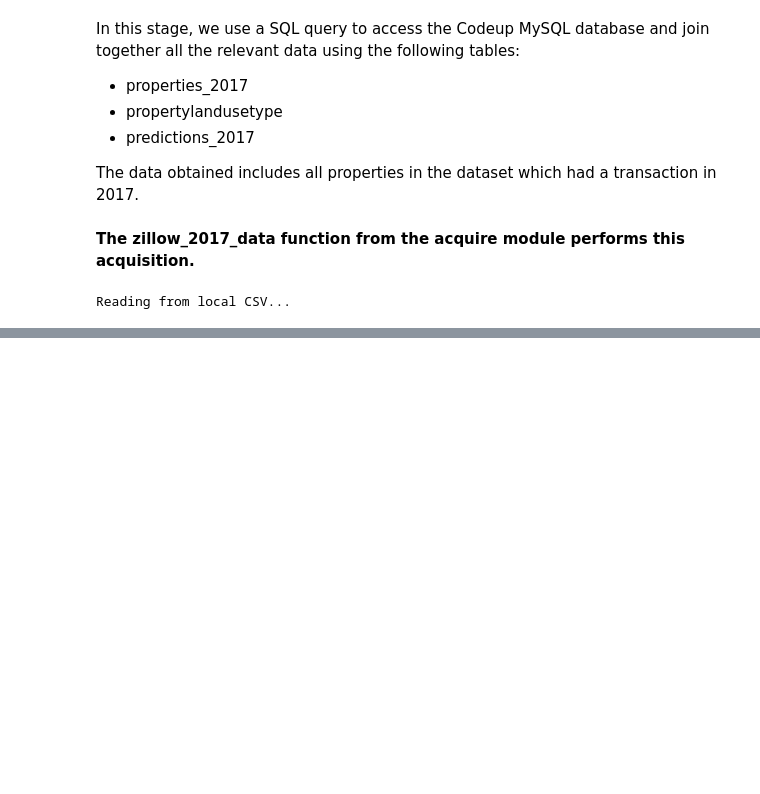
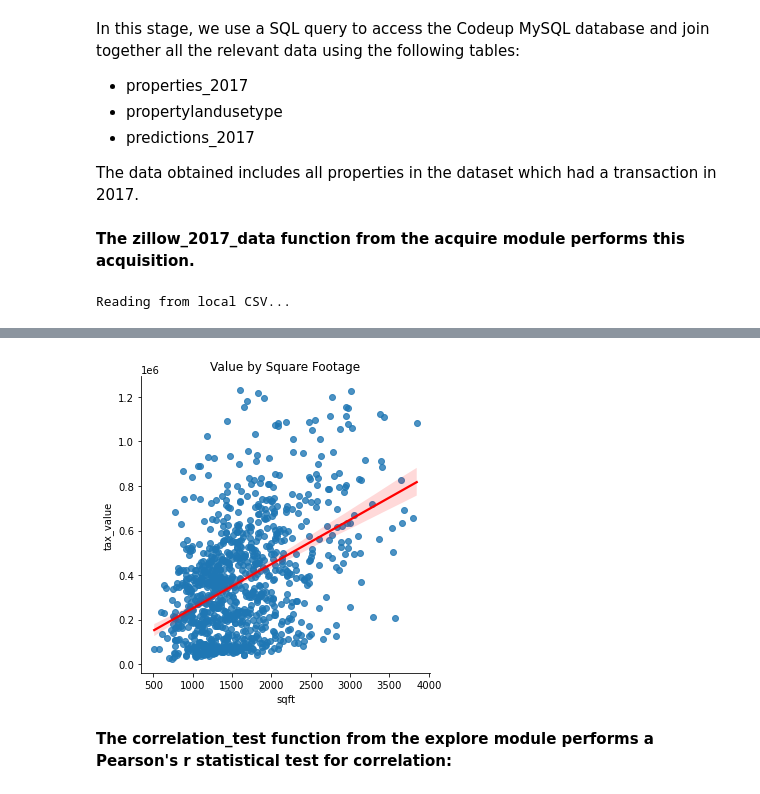
Before and after one commit to dlmitc3/Zillow_Regression_Project, a Jupyter notebook: Final_Report.ipynb, the cells around one changed output, grey strips where cells are left out. Cells and saved outputs as stored; diff of their text form; code cells hidden in the pictures; blank space fills up the shorter version.

```diff
--- a/Final_Report.ipynb
+++ b/Final_Report.ipynb
@@ -57,0 +186,7 @@ memory usage: 131.4 MB
+# %%
+# display a scatter plot with a best-fit line using seaborn
+exacute66.sqft_vs_value(train)
+# %% [output]
+[figure, added]
+# %% [markdown]
+**The correlation_test function from the explore module performs a Pearson's r statistical test for correlation:**
```
Also changed, not shown: parts of 67 cells of this notebook.
